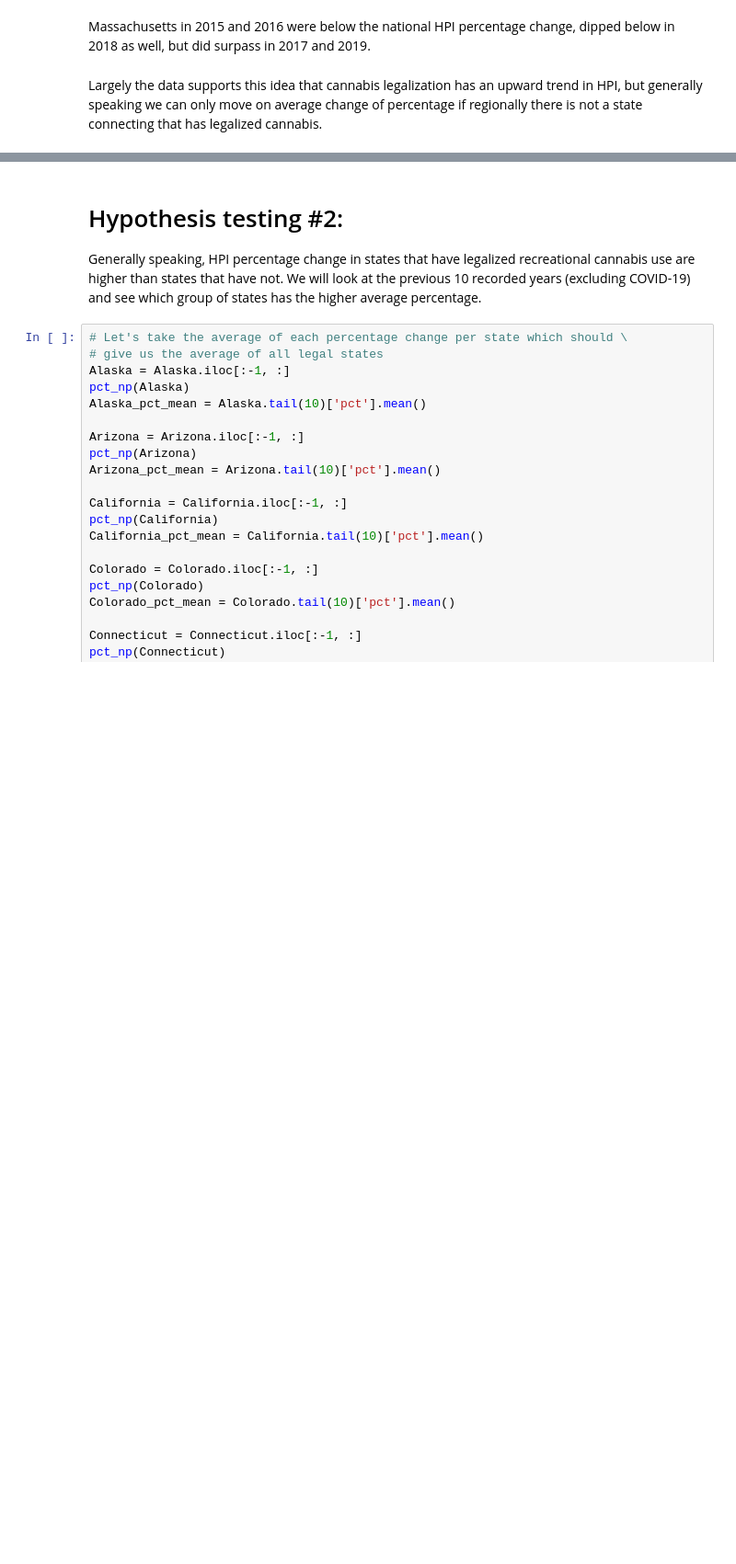
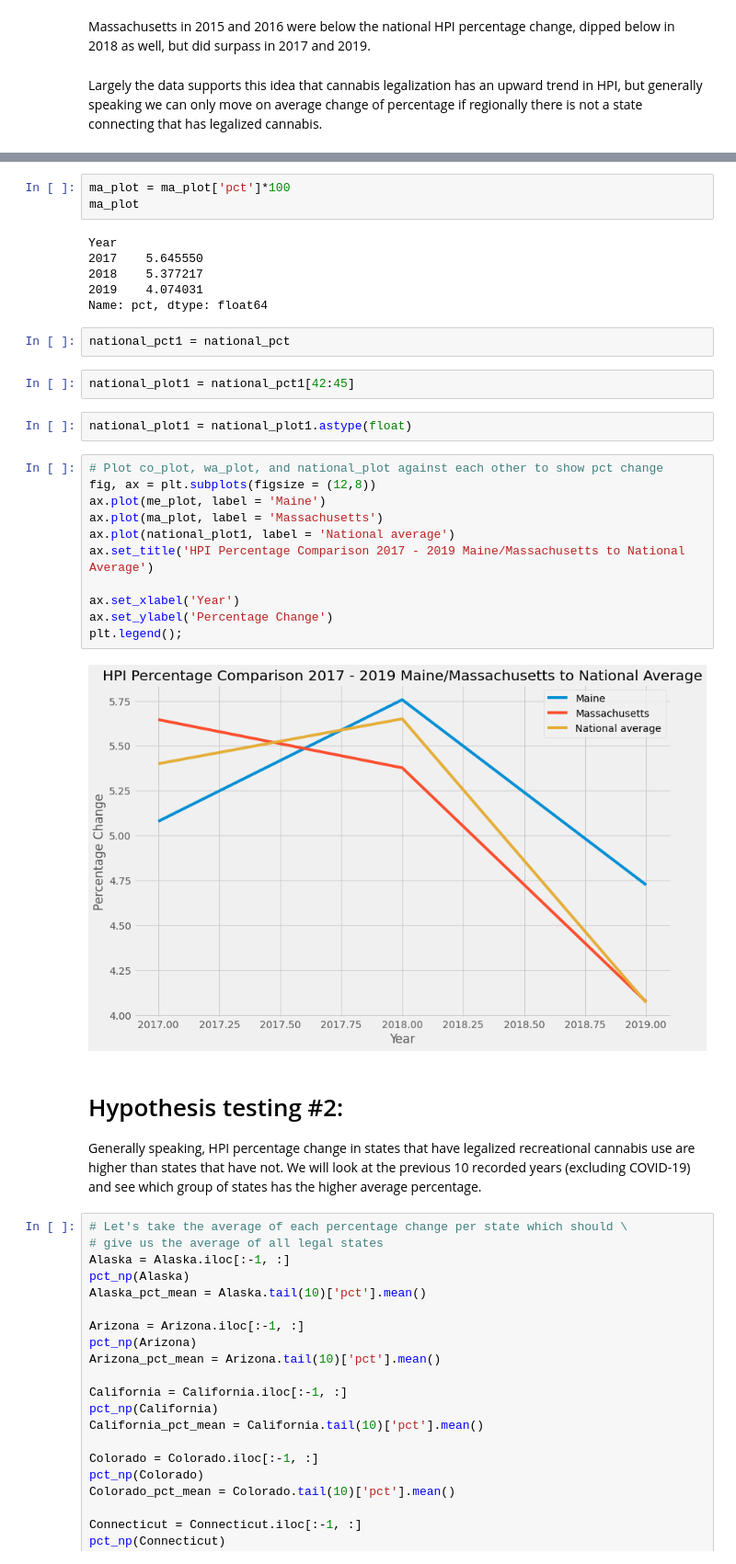
Before and after one commit to joshstruggles/Cannabis-Legality-and-Effect-on-Housing-Price-Index, a Jupyter notebook: notebook.ipynb, the cells around one changed output, grey strips where cells are left out. Shown at 92% size. Saved outputs shown, nothing was run; the diff lists cells and outputs as text; blank space fills up the shorter version.

```diff
--- a/notebook.ipynb
+++ b/notebook.ipynb
@@ -2690,3 +2795,31 @@ Largely the data supports this idea that cannabis legalization has an upward tre
+# %%
+ma_plot = ma_plot['pct']*100
+ma_plot
+# %% [output]
+Year
+2017    5.645550
+2018    5.377217
+2019    4.074031
+Name: pct, dtype: float64
+# %%
+national_pct1 = national_pct
+# %%
+national_plot1 = national_pct1[42:45]
+# %%
+national_plot1 = national_plot1.astype(float)
+# %%
+# Plot co_plot, wa_plot, and national_plot against each other to show pct change
+fig, ax = plt.subplots(figsize = (12,8))
+ax.plot(me_plot, label = 'Maine')
+ax.plot(ma_plot, label = 'Massachusetts')
+ax.plot(national_plot1, label = 'National average')
+ax.set_title('HPI Percentage Comparison 2017 - 2019 Maine/Massachusetts to National Average')
+
+ax.set_xlabel('Year')
+ax.set_ylabel('Percentage Change')
+plt.legend();
+# %% [output]
+[figure, added]
 # %% [markdown]
 # Hypothesis testing #2:
 Generally speaking, HPI percentage change in states that have legalized recreational cannabis use are higher than states that have not. We will look at the previous 10 recorded years (excluding COVID-19) and see which group of states has the higher average percentage.
```
Also changed, not shown: parts of 28 cells of this notebook.
